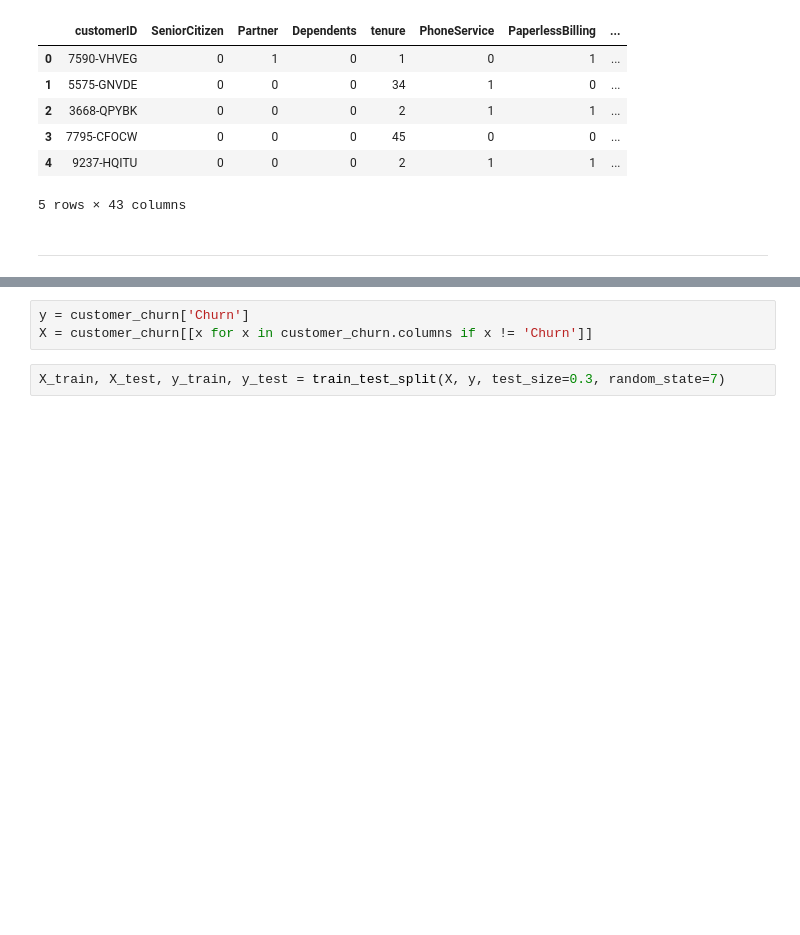
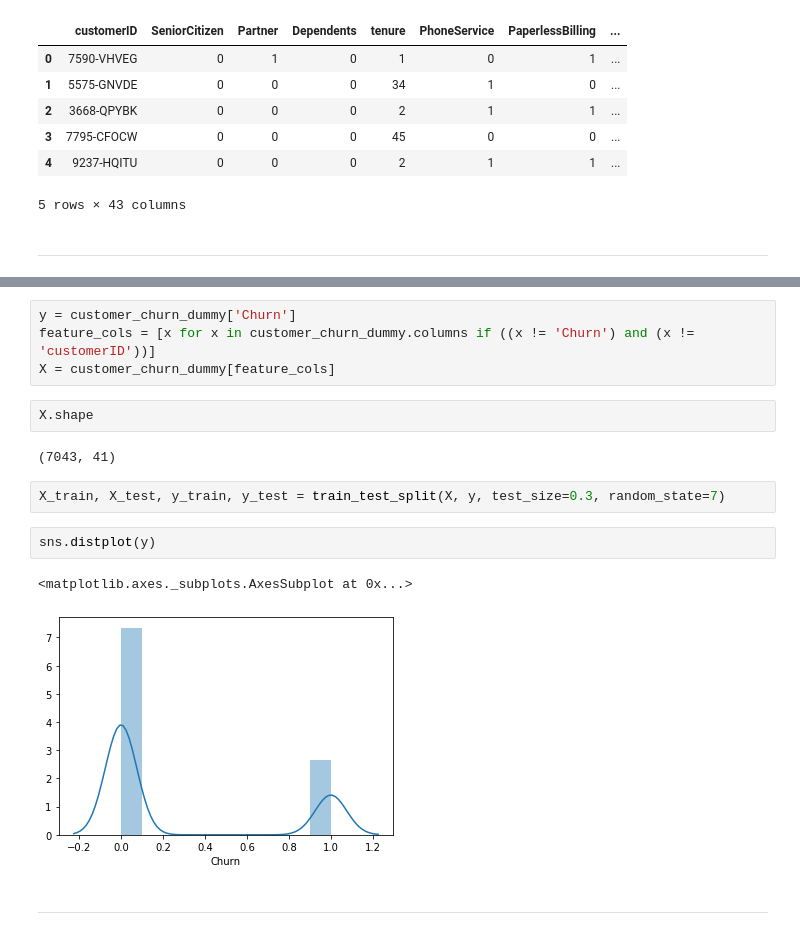
Before and after one commit to Andy-Nkumane/Customer_Churn-Decision_Tree, a Jupyter notebook: Customer_Churn-Decision_Tree.ipynb, the cells around one changed output, grey strips where cells are left out. Drawn from its saved outputs; the diff is of its cells as text; blank space fills up the shorter version.

```diff
--- a/Customer_Churn-Decision_Tree.ipynb
+++ b/Customer_Churn-Decision_Tree.ipynb
@@ -132,5 +161,17 @@ pd.get_dummies(customer_churn, prefix_sep='__', columns=dummy).head()
 # %%
-y = customer_churn['Churn']
-X = customer_churn[[x for x in customer_churn.columns if x != 'Churn']]
+y = customer_churn_dummy['Churn']
+feature_cols = [x for x in customer_churn_dummy.columns if ((x != 'Churn') and (x != 'customerID'))]
+X = customer_churn_dummy[feature_cols]
+# %%
+X.shape
+# %% [output]
+(7043, 41)
 # %%
 X_train, X_test, y_train, y_test = train_test_split(X, y, test_size=0.3, random_state=7)
+# %%
+sns.distplot(y)
+# %% [output]
+<matplotlib.axes._subplots.AxesSubplot at 0x...>
+[figure, added]
+# %% [markdown]
+---
```
Also changed, not shown: parts of 7 cells of this notebook.
